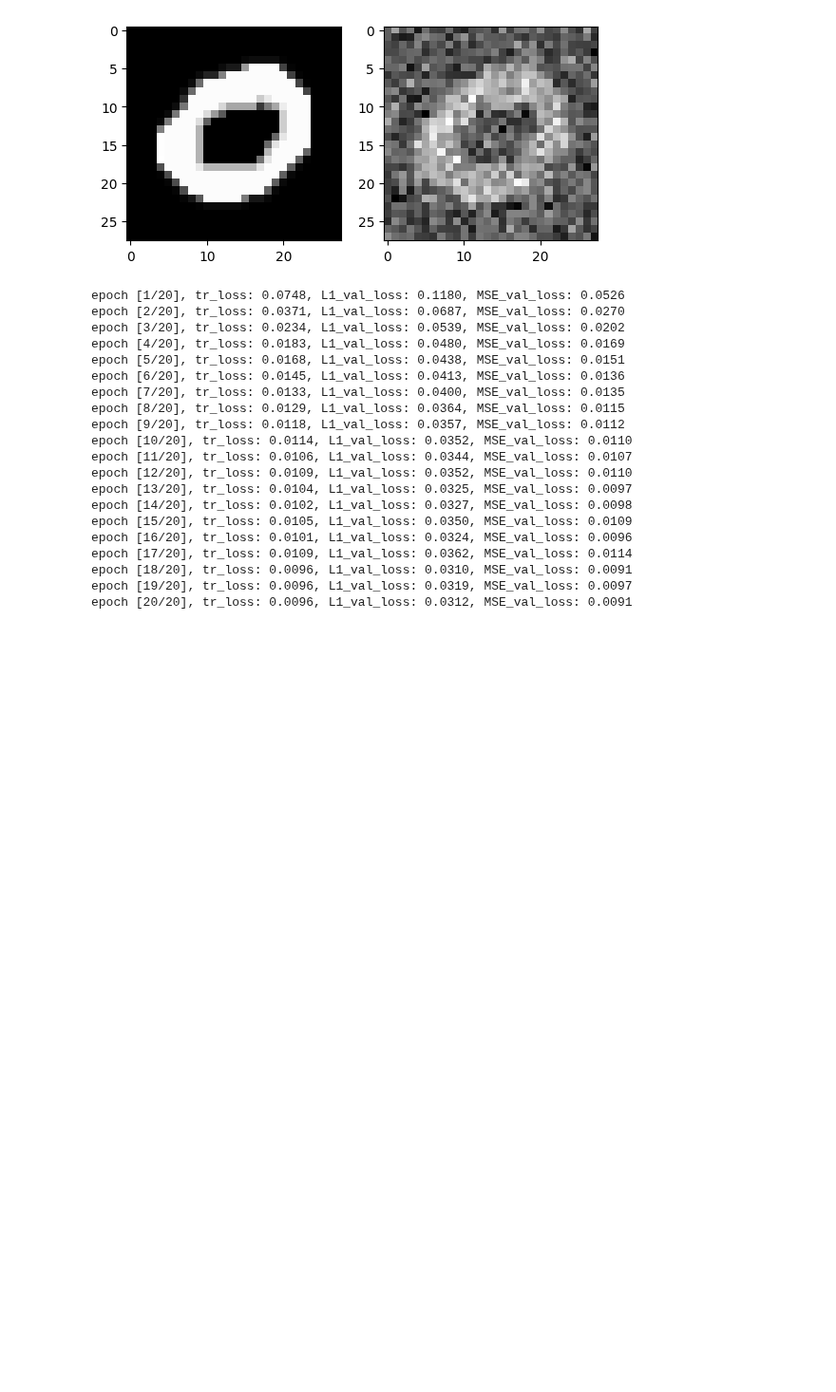
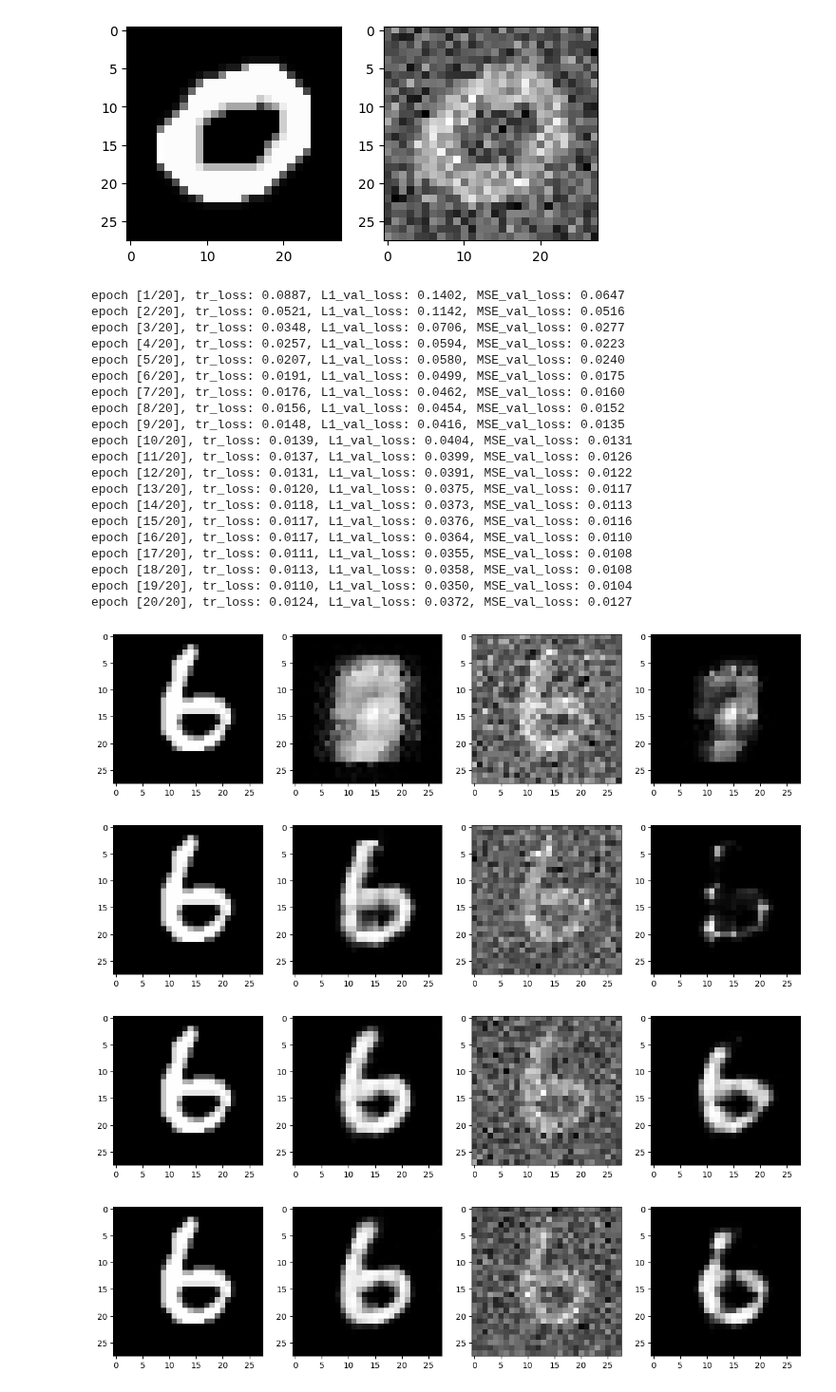
Before and after one commit to JacopoRaffi/ISPR_Assignments, a Jupyter notebook: Assignment3/ISPR_Midterm3_Assignment1_JacopoRaffi.ipynb, the cells around one changed output. Shown at 95% size. Saved outputs shown, nothing was run; the diff lists cells and outputs as text; code cells hidden in the pictures; blank space fills up the shorter version.

Commit message:
add plot_img

```diff
--- a/Assignment3/ISPR_Midterm3_Assignment1_JacopoRaffi.ipynb
+++ b/Assignment3/ISPR_Midterm3_Assignment1_JacopoRaffi.ipynb
@@ -117,7 +117,7 @@ config_cae = Configuration(learning_rate = 0.01,
                         batch_size = 1024,
                         epochs = 20,
                         weight_decay = 1e-5,
-                        hidden_size = 32,
+                        hidden_size = 64,
                         latent_size=128,
                         autoencoder_type = 'cae',
                         cae_penalization = 1e-5)
@@ -126,15 +126,31 @@ config_dae = Configuration(learning_rate = 0.01,
                         batch_size = 1024,
                         epochs = 20,
                         weight_decay = 1e-5,
-                        hidden_size = 32,
+                        hidden_size = 64,
                         latent_size=128,
                         autoencoder_type = 'dae',
                         cae_penalization = 1e-5)
+# %%
+def plot_img(model:nn.Module, mode:str):
+    j = 2
+    x, _ = train_set[j]
+    x = x.to(device)
+    x_noisy = add_noise(x)
+
+    fig, ax = plt.subplots(1, 4, figsize=(15, 15))
+
+    # clean input
+    ax[0].imshow(x.to('cpu').numpy()[0], cmap='gray')
+    out, _ = model(x.unsqueeze(0))
+    ax[1].imshow(numpy.reshape((out.cpu().numpy()[0]), (28, 28)), cmap='gray')
+
+    # noisy input
+    ax[2].imshow(x_noisy.to('cpu').numpy()[0], cmap='gray')
+    out, _ = model(x_noisy.unsqueeze(0))
+    ax[3].imshow(numpy.reshape((out.cpu().numpy()[0]), (28, 28)), cmap='gray')
 # %%
-def train(config:Configuration=None):
+def train(config:Configuration=None, show_img:bool = False):
     #with wandb.init(config):
-        mode = 'dae'
-
         model = ConvAE(hidden_size=config.hidden_size, latent_size=config.latent_size).to(device)
 
         optimizer = torch.optim.Adam(model.parameters(), lr=config.learning_rate, weight_decay=config.weight_decay)
@@ -183,27 +199,34 @@ def train(config:Configuration=None):
 
                 print(f"epoch [{epoch + 1}/{epochs}], tr_loss: {tr_epoch_loss/(i+1):.4f}, L1_val_loss: {val_loss.item():.4f}, MSE_val_loss: {bce_val_loss.item():.4f}")
 
+                if show_img and (epoch % 5 == 0):
+                    plot_img(model, config.autoencoder_type)
+
         return model
 # %%
-model = train(config_cae)
+model_cae = train(config_cae, True)
 # %% [output]
-epoch [1/20], tr_loss: 0.0748, L1_val_loss: 0.1180, MSE_val_loss: 0.0526
-epoch [2/20], tr_loss: 0.0371, L1_val_loss: 0.0687, MSE_val_loss: 0.0270
-epoch [3/20], tr_loss: 0.0234, L1_val_loss: 0.0539, MSE_val_loss: 0.0202
-epoch [4/20], tr_loss: 0.0183, L1_val_loss: 0.0480, MSE_val_loss: 0.0169
-epoch [5/20], tr_loss: 0.0168, L1_val_loss: 0.0438, MSE_val_loss: 0.0151
-epoch [6/20], tr_loss: 0.0145, L1_val_loss: 0.0413, MSE_val_loss: 0.0136
-epoch [7/20], tr_loss: 0.0133, L1_val_loss: 0.0400, MSE_val_loss: 0.0135
-epoch [8/20], tr_loss: 0.0129, L1_val_loss: 0.0364, MSE_val_loss: 0.0115
-epoch [9/20], tr_loss: 0.0118, L1_val_loss: 0.0357, MSE_val_loss: 0.0112
-epoch [10/20], tr_loss: 0.0114, L1_val_loss: 0.0352, MSE_val_loss: 0.0110
-epoch [11/20], tr_loss: 0.0106, L1_val_loss: 0.0344, MSE_val_loss: 0.0107
-epoch [12/20], tr_loss: 0.0109, L1_val_loss: 0.0352, MSE_val_loss: 0.0110
-epoch [13/20], tr_loss: 0.0104, L1_val_loss: 0.0325, MSE_val_loss: 0.0097
-epoch [14/20], tr_loss: 0.0102, L1_val_loss: 0.0327, MSE_val_loss: 0.0098
-epoch [15/20], tr_loss: 0.0105, L1_val_loss: 0.0350, MSE_val_loss: 0.0109
-epoch [16/20], tr_loss: 0.0101, L1_val_loss: 0.0324, MSE_val_loss: 0.0096
-epoch [17/20], tr_loss: 0.0109, L1_val_loss: 0.0362, MSE_val_loss: 0.0114
-epoch [18/20], tr_loss: 0.0096, L1_val_loss: 0.0310, MSE_val_loss: 0.0091
-epoch [19/20], tr_loss: 0.0096, L1_val_loss: 0.0319, MSE_val_loss: 0.0097
-epoch [20/20], tr_loss: 0.0096, L1_val_loss: 0.0312, MSE_val_loss: 0.0091
+epoch [1/20], tr_loss: 0.0887, L1_val_loss: 0.1402, MSE_val_loss: 0.0647
+epoch [2/20], tr_loss: 0.0521, L1_val_loss: 0.1142, MSE_val_loss: 0.0516
+epoch [3/20], tr_loss: 0.0348, L1_val_loss: 0.0706, MSE_val_loss: 0.0277
+epoch [4/20], tr_loss: 0.0257, L1_val_loss: 0.0594, MSE_val_loss: 0.0223
+epoch [5/20], tr_loss: 0.0207, L1_val_loss: 0.0580, MSE_val_loss: 0.0240
+epoch [6/20], tr_loss: 0.0191, L1_val_loss: 0.0499, MSE_val_loss: 0.0175
+epoch [7/20], tr_loss: 0.0176, L1_val_loss: 0.0462, MSE_val_loss: 0.0160
+epoch [8/20], tr_loss: 0.0156, L1_val_loss: 0.0454, MSE_val_loss: 0.0152
+epoch [9/20], tr_loss: 0.0148, L1_val_loss: 0.0416, MSE_val_loss: 0.0135
+epoch [10/20], tr_loss: 0.0139, L1_val_loss: 0.0404, MSE_val_loss: 0.0131
+epoch [11/20], tr_loss: 0.0137, L1_val_loss: 0.0399, MSE_val_loss: 0.0126
+epoch [12/20], tr_loss: 0.0131, L1_val_loss: 0.0391, MSE_val_loss: 0.0122
+epoch [13/20], tr_loss: 0.0120, L1_val_loss: 0.0375, MSE_val_loss: 0.0117
+epoch [14/20], tr_loss: 0.0118, L1_val_loss: 0.0373, MSE_val_loss: 0.0113
+epoch [15/20], tr_loss: 0.0117, L1_val_loss: 0.0376, MSE_val_loss: 0.0116
+epoch [16/20], tr_loss: 0.0117, L1_val_loss: 0.0364, MSE_val_loss: 0.0110
+epoch [17/20], tr_loss: 0.0111, L1_val_loss: 0.0355, MSE_val_loss: 0.0108
+epoch [18/20], tr_loss: 0.0113, L1_val_loss: 0.0358, MSE_val_loss: 0.0108
+epoch [19/20], tr_loss: 0.0110, L1_val_loss: 0.0350, MSE_val_loss: 0.0104
+epoch [20/20], tr_loss: 0.0124, L1_val_loss: 0.0372, MSE_val_loss: 0.0127
+[figure, added]
+[figure, added]
+[figure, added]
+[figure, added]
```
Also changed, not shown: parts of 3 cells of this notebook.
